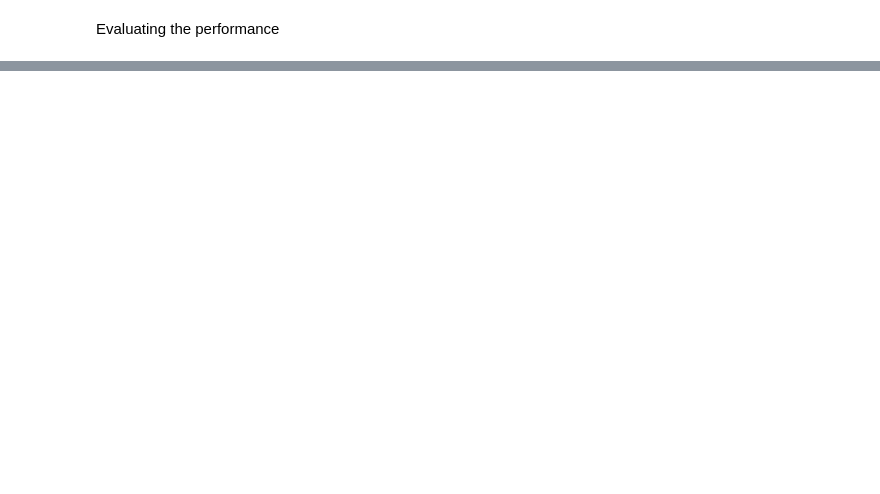
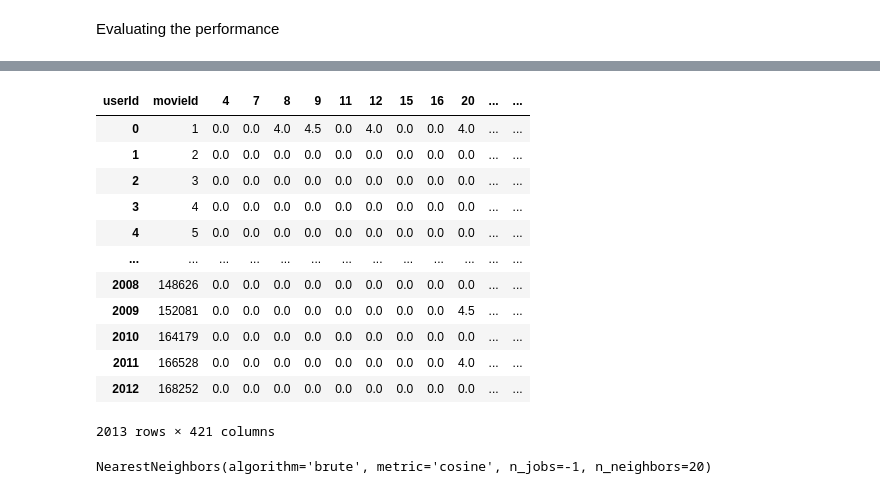
Before and after one commit to ababber19/Stats_402, a Jupyter notebook: collaborative_filtering.ipynb, the cells around one changed output, grey strips where cells are left out. Saved outputs shown, nothing was run; the diff lists cells and outputs as text; code cells hidden in the pictures; blank space fills up the shorter version.

```diff
--- a/collaborative_filtering.ipynb
+++ b/collaborative_filtering.ipynb
@@ -180,0 +377,2 @@ Best parameters: {'k': 20, 'sim_options': {'name': 'cosine', 'user_based': True}
+# %%
+final_dataset=final_dataset.loc[:,no_movies_voted[no_movies_voted > 50].index]
@@ -180,0 +381,19 @@ Best parameters: {'k': 20, 'sim_options': {'name': 'cosine', 'user_based': True}
+# %%
+csr_data = csr_matrix(final_dataset.values)
+final_dataset.reset_index(inplace=True)
+# %%
+final_dataset
+# %% [output]
+| userId | movieId | 4 | 7 | 8 | 9 | 11 | 12 | 15 | 16 | 20 | ... | ... |
+| 0 | 1 | 0.0 | 0.0 | 4.0 | 4.5 | 0.0 | 4.0 | 0.0 | 0.0 | 4.0 | ... | ... |
+| 1 | 2 | 0.0 | 0.0 | 0.0 | 0.0 | 0.0 | 0.0 | 0.0 | 0.0 | 0.0 | ... | ... |
+| 2 | 3 | 0.0 | 0.0 | 0.0 | 0.0 | 0.0 | 0.0 | 0.0 | 0.0 | 0.0 | ... | ... |
+| 3 | 4 | 0.0 | 0.0 | 0.0 | 0.0 | 0.0 | 0.0 | 0.0 | 0.0 | 0.0 | ... | ... |
+| 4 | 5 | 0.0 | 0.0 | 0.0 | 0.0 | 0.0 | 0.0 | 0.0 | 0.0 | 0.0 | ... | ... |
+| ... | ... | ... | ... | ... | ... | ... | ... | ... | ... | ... | ... | ... |
+| 2008 | 148626 | 0.0 | 0.0 | 0.0 | 0.0 | 0.0 | 0.0 | 0.0 | 0.0 | 0.0 | ... | ... |
+| 2009 | 152081 | 0.0 | 0.0 | 0.0 | 0.0 | 0.0 | 0.0 | 0.0 | 0.0 | 4.5 | ... | ... |
+| 2010 | 164179 | 0.0 | 0.0 | 0.0 | 0.0 | 0.0 | 0.0 | 0.0 | 0.0 | 0.0 | ... | ... |
+| 2011 | 166528 | 0.0 | 0.0 | 0.0 | 0.0 | 0.0 | 0.0 | 0.0 | 0.0 | 4.0 | ... | ... |
+| 2012 | 168252 | 0.0 | 0.0 | 0.0 | 0.0 | 0.0 | 0.0 | 0.0 | 0.0 | 0.0 | ... | ... |
+2013 rows × 421 columns
@@ -180,0 +407,5 @@ Best parameters: {'k': 20, 'sim_options': {'name': 'cosine', 'user_based': True}
+# %%
+knn = NearestNeighbors(metric='cosine', algorithm='brute', n_neighbors=20, n_jobs=-1)
+knn.fit(csr_data)
+# %% [output]
+NearestNeighbors(algorithm='brute', metric='cosine', n_jobs=-1, n_neighbors=20)
```
Also changed, not shown: parts of 48 cells of this notebook, 1 other file.
